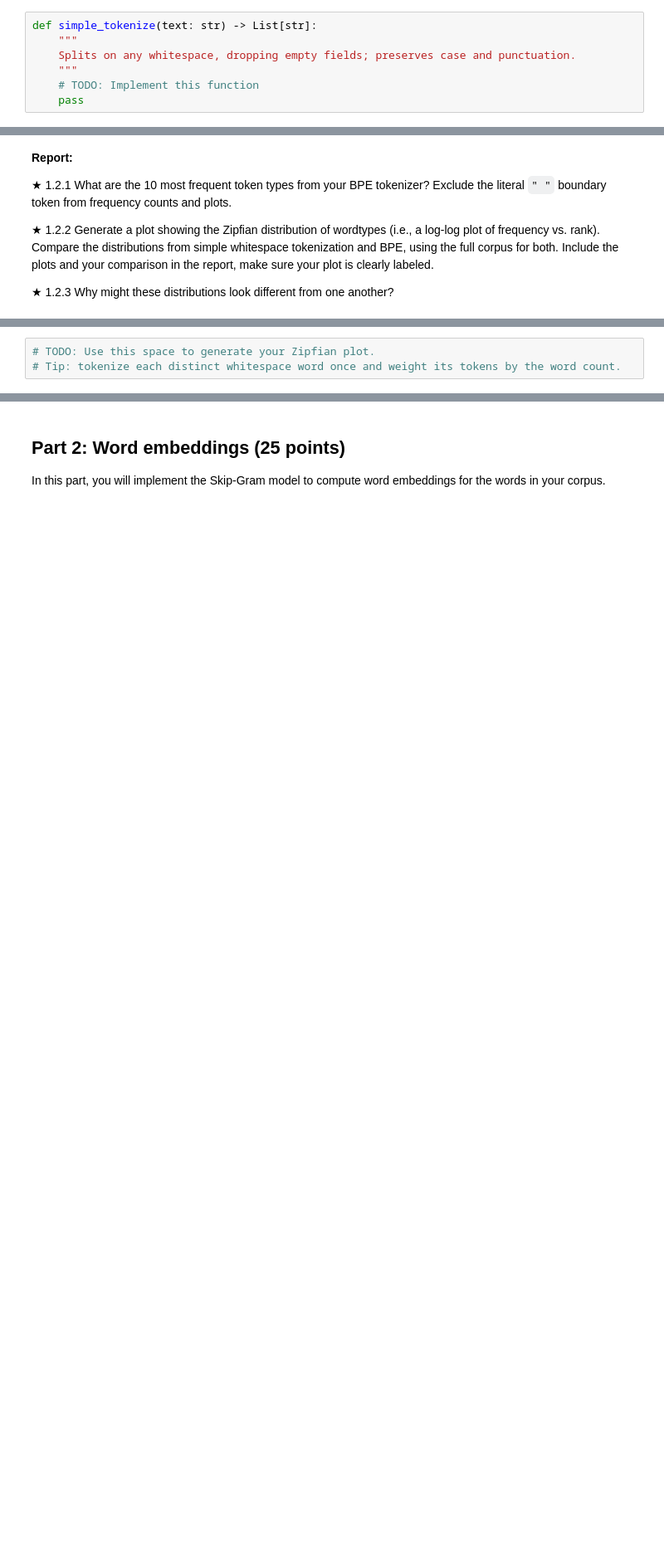
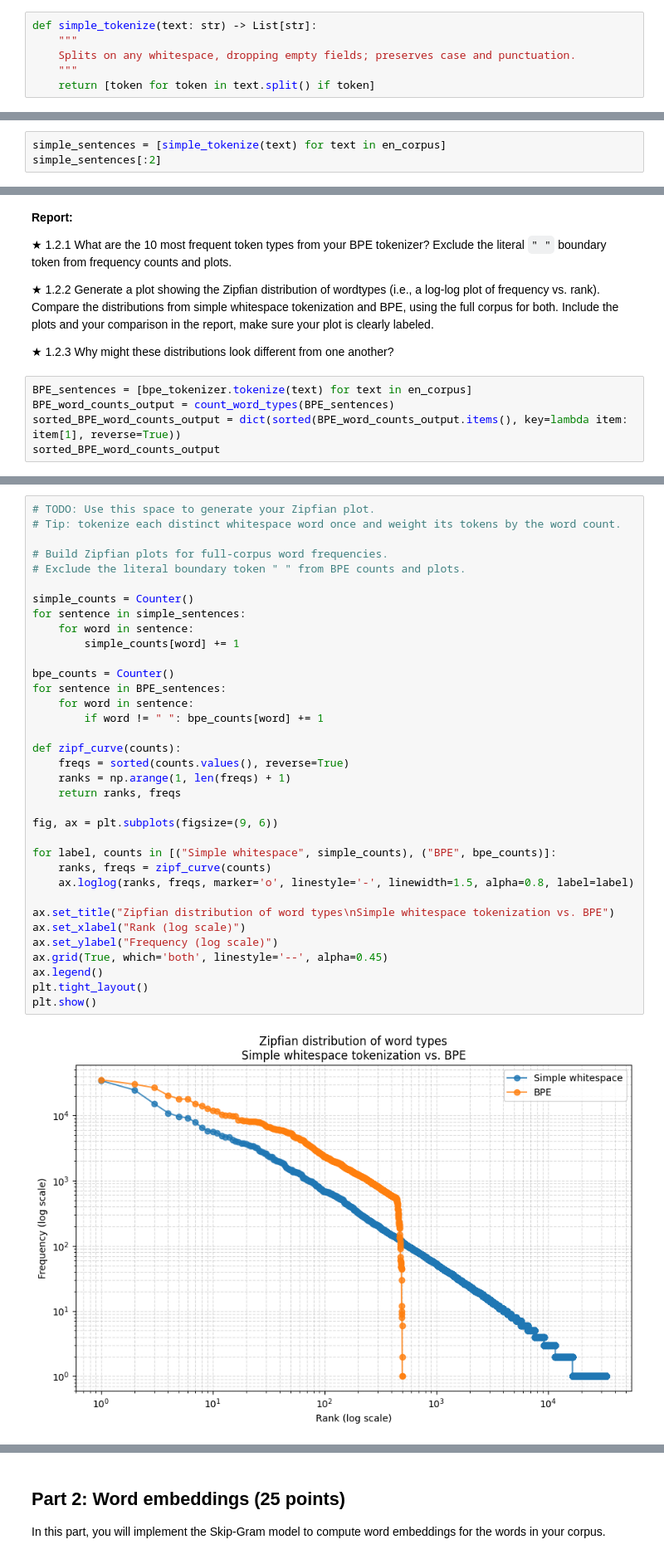
Before and after one commit to LuQilin6/eecs183-283A-26fall-hw2, a Jupyter notebook: hw2.ipynb, the cells around one changed output, grey strips where cells are left out. Shown at 83% size. Drawn from its saved outputs; the diff is of its cells as text; blank space fills up the shorter version.

```diff
--- a/hw2.ipynb
+++ b/hw2.ipynb
@@ -133,8 +140,7 @@ def simple_tokenize(text: str) -> List[str]:
     """
     Splits on any whitespace, dropping empty fields; preserves case and punctuation.
     """
-    # TODO: Implement this function
-    pass
+    return [token for token in text.split() if token]
 # %% [markdown]
 **Report:**
 
@@ -144,3 +150,6 @@ then `word_counts_output = count_word_types(simple_sentences)`.
 ★ 1.1.1 What are the 10 most frequent wordtypes in this frequency dictionary?
 
 ★ 1.1.2 What are two limitations you observe in this simple tokenization method? Include examples that motivate these limitations.
+# %%
+simple_sentences = [simple_tokenize(text) for text in en_corpus]
+simple_sentences[:2]
@@ -230,3 +330,8 @@ print("Saved results for BPE merges and vocabulary.")
 ★ 1.2.2 Generate a plot showing the Zipfian distribution of wordtypes (i.e., a log-log plot of frequency vs. rank). Compare the distributions from simple whitespace tokenization and BPE, using the full corpus for both. Include the plots and your comparison in the report, make sure your plot is clearly labeled.
 
 ★ 1.2.3 Why might these distributions look different from one another?
+# %%
+BPE_sentences = [bpe_tokenizer.tokenize(text) for text in en_corpus]
+BPE_word_counts_output = count_word_types(BPE_sentences)
+sorted_BPE_word_counts_output = dict(sorted(BPE_word_counts_output.items(), key=lambda item: item[1], reverse=True))
+sorted_BPE_word_counts_output
@@ -233,3 +356,37 @@ print("Saved results for BPE merges and vocabulary.")
 # %%
 # TODO: Use this space to generate your Zipfian plot.
 # Tip: tokenize each distinct whitespace word once and weight its tokens by the word count.
+
+# Build Zipfian plots for full-corpus word frequencies.
+# Exclude the literal boundary token " " from BPE counts and plots.
+
+simple_counts = Counter()
+for sentence in simple_sentences:
+    for word in sentence:
+        simple_counts[word] += 1
+
+bpe_counts = Counter()
+for sentence in BPE_sentences:
+    for word in sentence:
+        if word != " ": bpe_counts[word] += 1
+
+def zipf_curve(counts):
+    freqs = sorted(counts.values(), reverse=True)
+    ranks = np.arange(1, len(freqs) + 1)
+    return ranks, freqs
+
+fig, ax = plt.subplots(figsize=(9, 6))
+
+for label, counts in [("Simple whitespace", simple_counts), ("BPE", bpe_counts)]:
+    ranks, freqs = zipf_curve(counts)
+    ax.loglog(ranks, freqs, marker='o', linestyle='-', linewidth=1.5, alpha=0.8, label=label)
+
+ax.set_title("Zipfian distribution of word types\nSimple whitespace tokenization vs. BPE")
+ax.set_xlabel("Rank (log scale)")
+ax.set_ylabel("Frequency (log scale)")
+ax.grid(True, which='both', linestyle='--', alpha=0.45)
+ax.legend()
+plt.tight_layout()
+plt.show()
+# %% [output]
+[figure, added]
```
Also changed, not shown: parts of 35 cells of this notebook, 2 other files.
